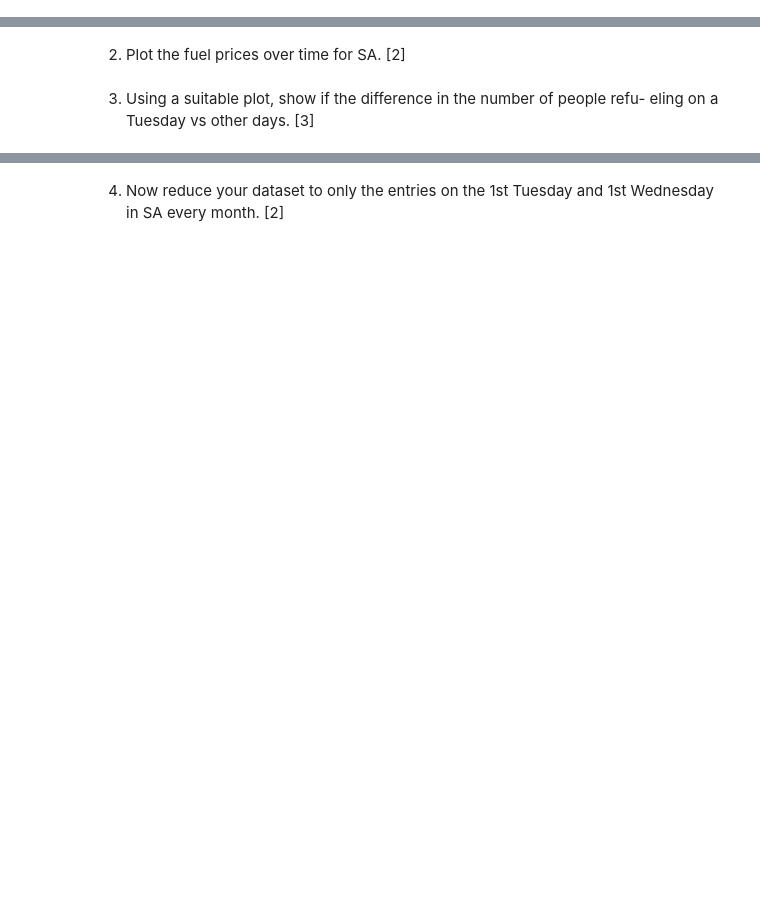
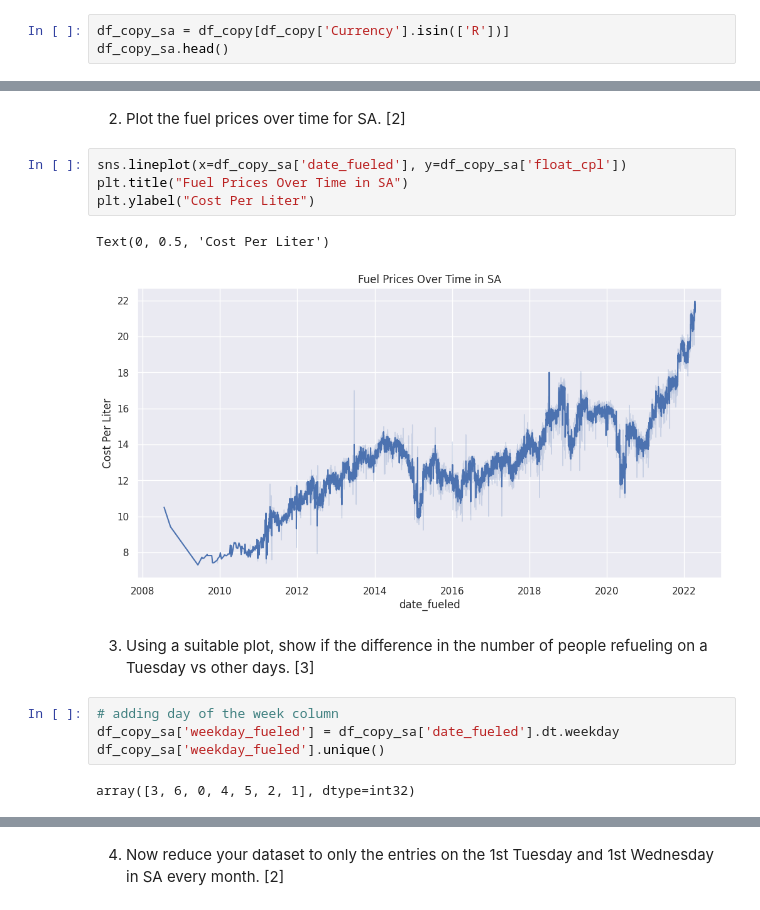
Before and after one commit to tarunaidoo/IDVE_Assignment1, a Jupyter notebook: Assignment1-Check.ipynb, the cells around one changed output, grey strips where cells are left out. Drawn from its saved outputs; the diff is of its cells as text; blank space fills up the shorter version.

Commit message:
Answers for q 4.3 - Fuel Usage in SA completed

```diff
--- a/Assignment1-Check.ipynb
+++ b/Assignment1-Check.ipynb
@@ -1584,3 +1578,6 @@ The strongest correlated feature was mpg with correlation coefficient of value -
 #### 4.3. Fuel Usage in SA
 # %% [markdown]
 1. Filter the above dataset to focus on SA drivers. [1]
+# %%
+df_copy_sa = df_copy[df_copy['Currency'].isin(['R'])]
+df_copy_sa.head()
@@ -1587,5 +1592,17 @@ The strongest correlated feature was mpg with correlation coefficient of value -
 # %% [markdown]
 2. Plot the fuel prices over time for SA. [2]
+# %%
+sns.lineplot(x=df_copy_sa['date_fueled'], y=df_copy_sa['float_cpl'])
+plt.title("Fuel Prices Over Time in SA")
+plt.ylabel("Cost Per Liter")
+# %% [output]
+Text(0, 0.5, 'Cost Per Liter')
+[figure, added]
 # %% [markdown]
-3. Using a suitable plot, show if the difference in the number of people refu-
-eling on a Tuesday vs other days. [3]
+3. Using a suitable plot, show if the difference in the number of people refueling on a Tuesday vs other days. [3]
+# %%
+# adding day of the week column
+df_copy_sa['weekday_fueled'] = df_copy_sa['date_fueled'].dt.weekday
+df_copy_sa['weekday_fueled'].unique()
+# %% [output]
+array([3, 6, 0, 4, 5, 2, 1], dtype=int32)
```
Also changed, not shown: parts of 29 cells of this notebook.
